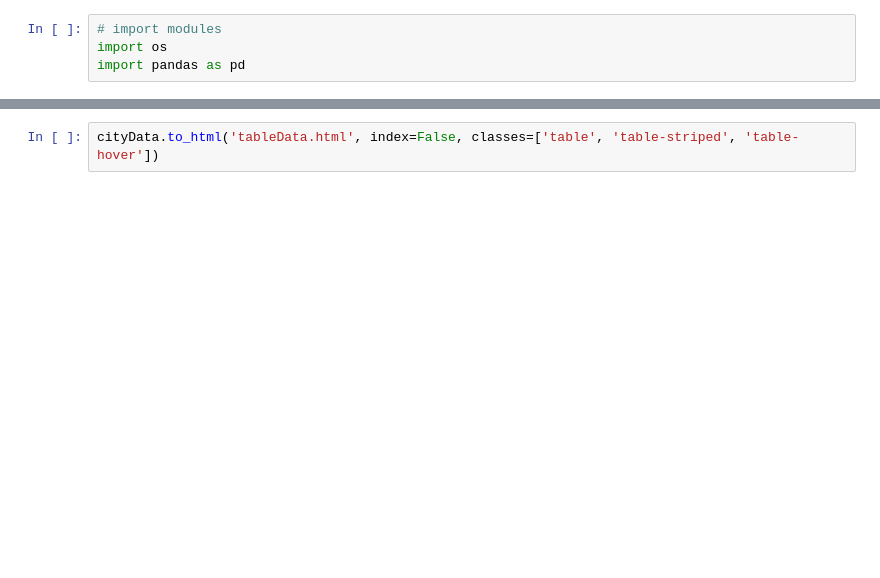
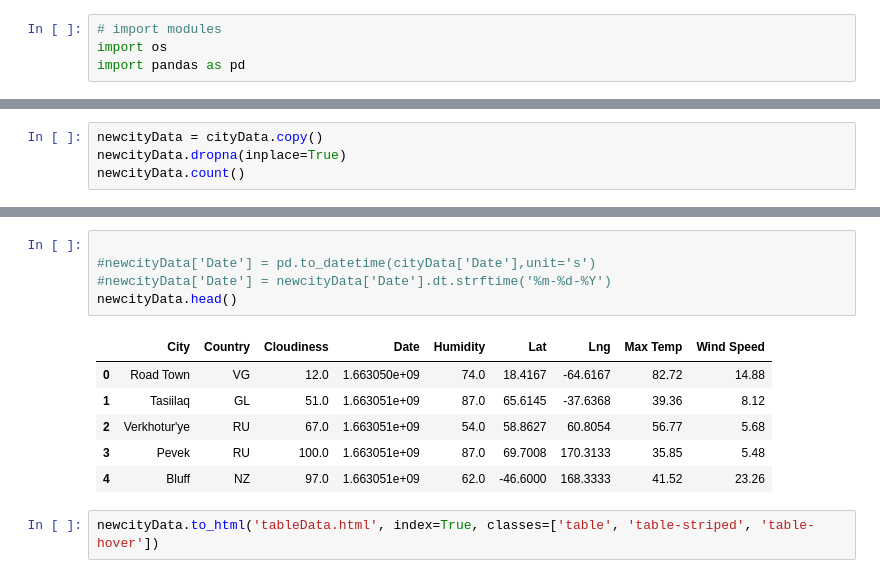
Before and after one commit to vertta/Web-Design-Challenge, a Jupyter notebook: CSVtoHTML.ipynb, the cells around one changed output, grey strips where cells are left out. Drawn from its saved outputs; the diff is of its cells as text; blank space fills up the shorter version.

```diff
--- a/CSVtoHTML.ipynb
+++ b/CSVtoHTML.ipynb
@@ -14,0 +38,4 @@ cityData.head()
+# %%
+newcityData = cityData.copy()
+newcityData.dropna(inplace=True)
+newcityData.count()
@@ -15,2 +53,14 @@ cityData.head()
+# %%
+
+#newcityData['Date'] = pd.to_datetime(cityData['Date'],unit='s')
+#newcityData['Date'] = newcityData['Date'].dt.strftime('%m-%d-%Y')
+newcityData.head()
+# %% [output]
+|  | City | Country | Cloudiness | Date | Humidity | Lat | Lng | Max Temp | Wind Speed |
+| 0 | Road Town | VG | 12.0 | 1.663050e+09 | 74.0 | 18.4167 | -64.6167 | 82.72 | 14.88 |
+| 1 | Tasiilaq | GL | 51.0 | 1.663051e+09 | 87.0 | 65.6145 | -37.6368 | 39.36 | 8.12 |
+| 2 | Verkhotur'ye | RU | 67.0 | 1.663051e+09 | 54.0 | 58.8627 | 60.8054 | 56.77 | 5.68 |
+| 3 | Pevek | RU | 100.0 | 1.663051e+09 | 87.0 | 69.7008 | 170.3133 | 35.85 | 5.48 |
+| 4 | Bluff | NZ | 97.0 | 1.663051e+09 | 62.0 | -46.6000 | 168.3333 | 41.52 | 23.26 |
 # %%
-cityData.to_html('tableData.html', index=False, classes=['table', 'table-striped', 'table-hover'])
+newcityData.to_html('tableData.html', index=True, classes=['table', 'table-striped', 'table-hover'])
```
Also changed, not shown: parts of 4 cells of this notebook, 17 other files.
